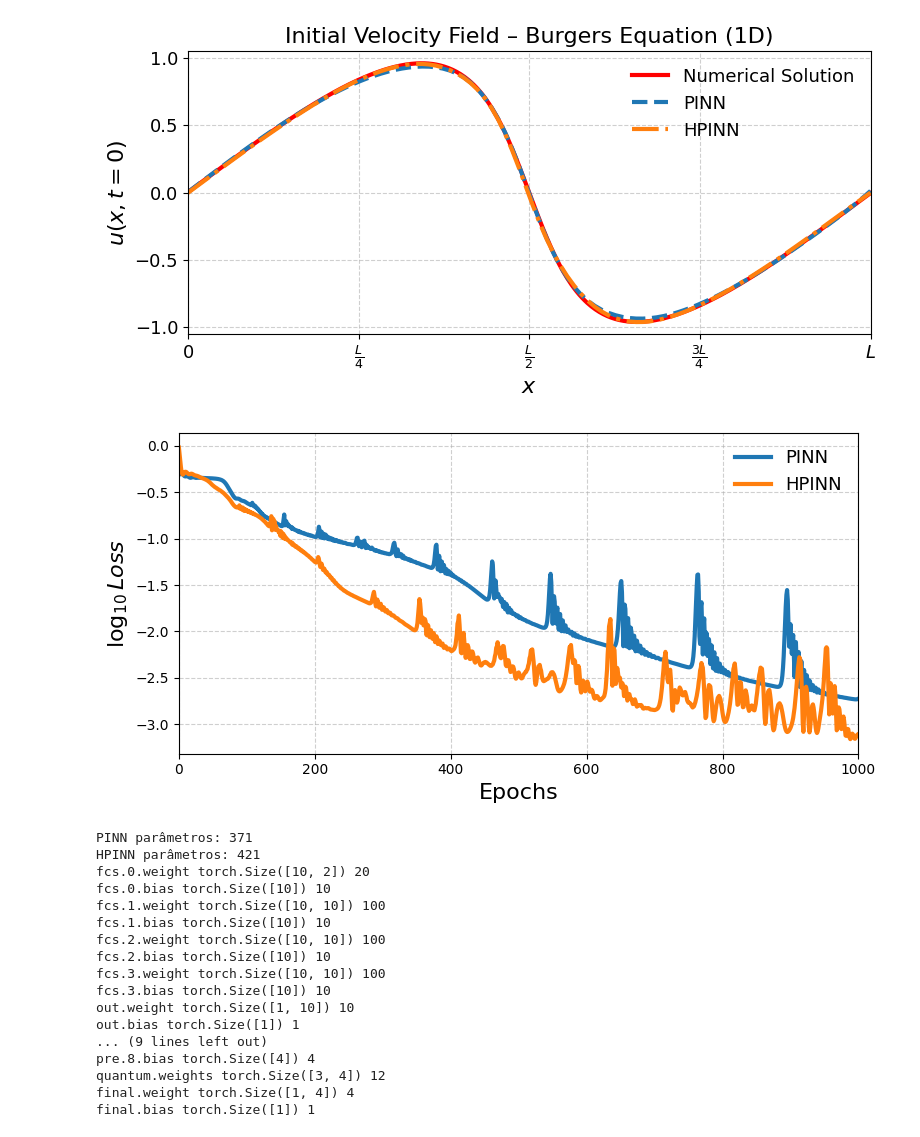
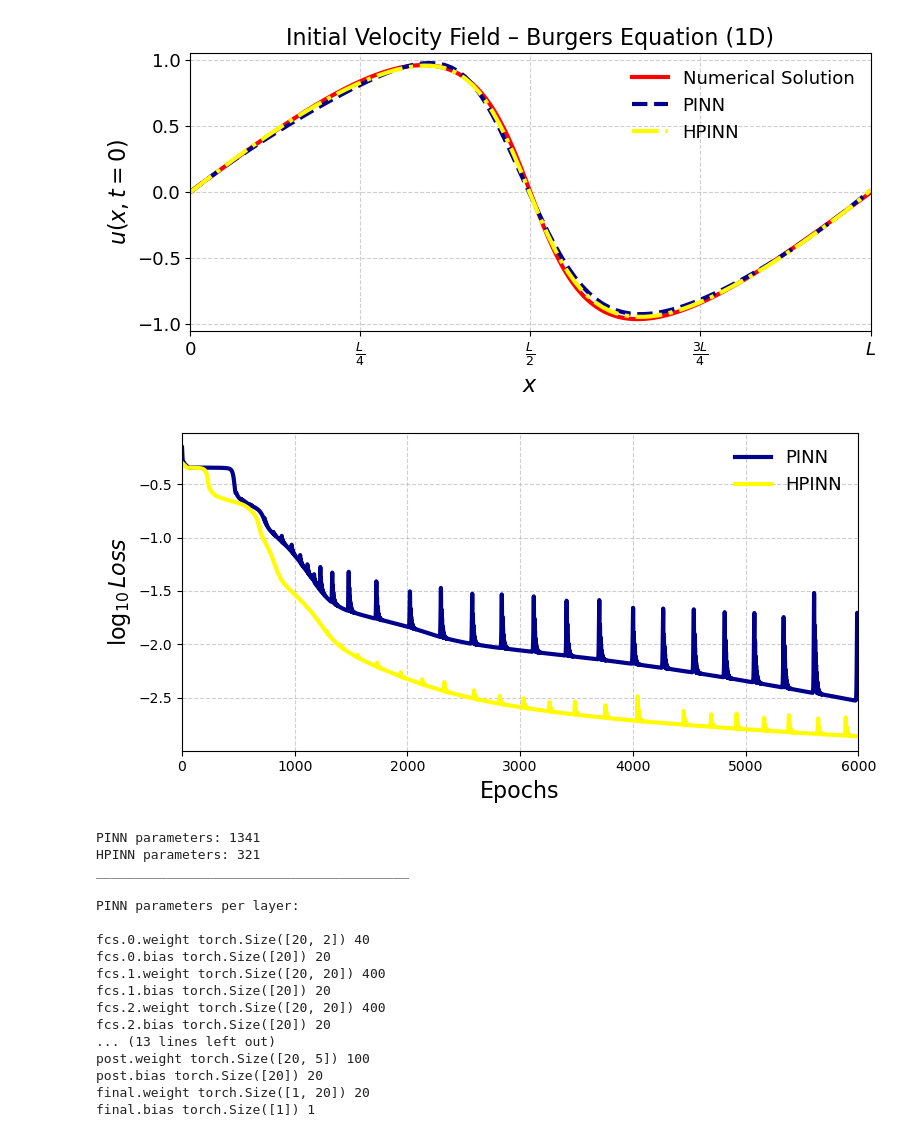
Before and after one commit to cammaral/quantum_and_cfd, a Jupyter notebook: pinn.ipynb, the cells around one changed output. Saved outputs shown, nothing was run; the diff lists cells and outputs as text; code cells hidden in the pictures.

Commit message:
New HPINN notebook
Uses angle cascade ansatz and different hyperparameters for network

```diff
--- a/pinn.ipynb
+++ b/pinn.ipynb
@@ -189,10 +214,11 @@ x_b0  = t(x_b0, True);  t_b  = t(t_b,  True);  u_b0 = t(u_b0)
 x_bL  = t(x_bL, True);  t_bL = t_b;            u_bL = t(u_bL)
 
 # -----------------------------
-# Parameters
+# Training parameters
 # -----------------------------
-epochs = 1000
-lr = 1e-2
+epochs = 6000
+lr = 1e-3
+#lr = 1e-3
 activation=nn.Tanh()
 x_plot = np.linspace(0, L, 100).reshape(-1,1)
 # %%
@@ -200,33 +226,32 @@ x_plot = np.linspace(0, L, 100).reshape(-1,1)
 # Train & plot: PINN
 # -----------------------------
 tc.manual_seed(42)
-pinn = PINN(neurons=10, depth=4, activation=activation)
+pinn = PINN(neurons=20, depth=4, activation=activation)
 pinn, loss_hist = train_burgers(pinn, x_col, t_col, x_ic, t_ic, u_ic,
                                 x_b0, t_b, u_b0, x_bL, t_bL, u_bL,
-                                nu=nu, lr=lr, epochs=1000)
+                                nu=nu, lr=lr, epochs=epochs)
 
 u_pinn = predict(pinn, x_plot, 0.1)
 # -----------------------------
 # Train & plot: HPINN
 # -----------------------------
-hpinn = HPINN(n_qubits=4, q_layers=3, pre_neurons=10, pre_depth=4, activation=activation)
+hpinn = HPINN(n_qubits=5, q_layers=1, pre_neurons=20, pre_depth=1, activation=activation)
 hpinn, hloss_hist = train_burgers(hpinn, x_col, t_col, x_ic, t_ic, u_ic, x_b0, t_b, u_b0, x_bL, t_bL, u_bL,
                       nu=nu, lr=lr, epochs=epochs)
 
 u_hpinn = predict(hpinn, x_plot, 0.1)
 # %%
 #========================
-# PLOT - u(x,0) and u(x,T)
+# PLOT - u(x, 0.1)
 #========================
 
 tick_positions = np.linspace(0, L, 5)
 tick_labels = [r"$0$", r"$\frac{L}{4}$", r"$\frac{L}{2}$", r"$\frac{3L}{4}$", r"$L$"]
 
 plt.figure(figsize=(8, 4))
-#plt.plot(x, u0, lw=3, c='darkorange', label='$u_0$')
 plt.plot(x, u, lw=3, c='red', label='Numerical Solution')
-plt.plot(x_plot, u_pinn, linewidth=3.0, ls='--', label='PINN')
-plt.plot(x_plot, u_hpinn, linewidth=3.0, ls='-.', label='HPINN')
+plt.plot(x_plot, u_pinn, linewidth=3.0, ls='--', label='PINN', c='darkblue')
+plt.plot(x_plot, u_hpinn, linewidth=3.0, ls='-.', label='HPINN', c='#fffb00')
 
 plt.xlim(0, L)
 plt.ylim(-1.05, 1.05)
@@ -243,55 +268,58 @@ plt.legend(fontsize=13, frameon=False)
 plt.tight_layout()
 plt.show()
 # %% [output]
-[figure, old version]
+[figure, new version]
 # %%
 #========================
 # PLOT - loss
 #========================
 
 plt.figure(figsize=(8, 4))
 
-plt.plot(np.log10(loss_hist), linewidth=3.0, label='PINN')
-plt.plot(np.log10(hloss_hist), linewidth=3.0, label='HPINN')
+plt.plot(np.log10(loss_hist), linewidth=3.0, label='PINN', c='darkblue')
+plt.plot(np.log10(hloss_hist), linewidth=3.0, label='HPINN', c='#fffb00')
 
 plt.xlim(0, epochs)
 
 plt.xlabel(r'Epochs', fontsize=16)
 plt.ylabel(r'$\log_{10}Loss$', fontsize=16)
 
 
 plt.grid(True, linestyle='--', alpha=0.6)
 plt.legend(fontsize=13, frameon=False)
 plt.tight_layout()
 plt.show()
 # %% [output]
-[figure, old version]
+[figure, new version]
 # %%
-# Número total de parâmetros treináveis
-print("PINN parâmetros:", sum(p.numel() for p in pinn.parameters() if p.requires_grad))
-print("HPINN parâmetros:", sum(p.numel() for p in hpinn.parameters() if p.requires_grad))
+# Total number of trainable parameters
+print("PINN parameters:", sum(p.numel() for p in pinn.parameters() if p.requires_grad))
+print("HPINN parameters:", sum(p.numel() for p in hpinn.parameters() if p.requires_grad))
 
-# Se quiser ver por camada
+print("________________________________________\n")
+# Trainable parameters per layer
+print("PINN parameters per layer: \n")
 for name, param in pinn.named_parameters():
     print(name, param.shape, param.numel())
-
+print("________________________________________\n")
+print("HQPINN parameters per layer: \n")
 for name, param in hpinn.named_parameters():
     print(name, param.shape, param.numel())
 # %% [output]
-PINN parâmetros: 371
-HPINN parâmetros: 421
-fcs.0.weight torch.Size([10, 2]) 20
-fcs.0.bias torch.Size([10]) 10
-fcs.1.weight torch.Size([10, 10]) 100
-fcs.1.bias torch.Size([10]) 10
-fcs.2.weight torch.Size([10, 10]) 100
-fcs.2.bias torch.Size([10]) 10
-fcs.3.weight torch.Size([10, 10]) 100
-fcs.3.bias torch.Size([10]) 10
-out.weight torch.Size([1, 10]) 10
-out.bias torch.Size([1]) 1
-... (9 lines left out)
-pre.8.bias torch.Size([4]) 4
-quantum.weights torch.Size([3, 4]) 12
-final.weight torch.Size([1, 4]) 4
+PINN parameters: 1341
+HPINN parameters: 321
+________________________________________
+
+PINN parameters per layer:
+
+fcs.0.weight torch.Size([20, 2]) 40
+fcs.0.bias torch.Size([20]) 20
+fcs.1.weight torch.Size([20, 20]) 400
+fcs.1.bias torch.Size([20]) 20
+fcs.2.weight torch.Size([20, 20]) 400
+fcs.2.bias torch.Size([20]) 20
+... (13 lines left out)
+post.weight torch.Size([20, 5]) 100
+post.bias torch.Size([20]) 20
+final.weight torch.Size([1, 20]) 20
 final.bias torch.Size([1]) 1
```
Also changed, not shown: parts of 13 cells of this notebook.
